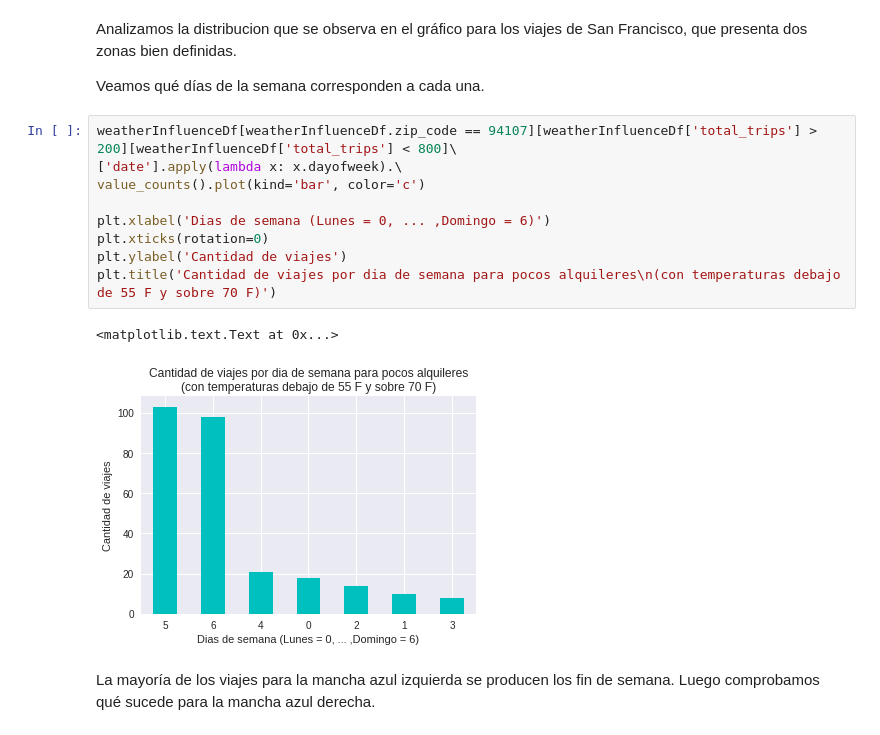
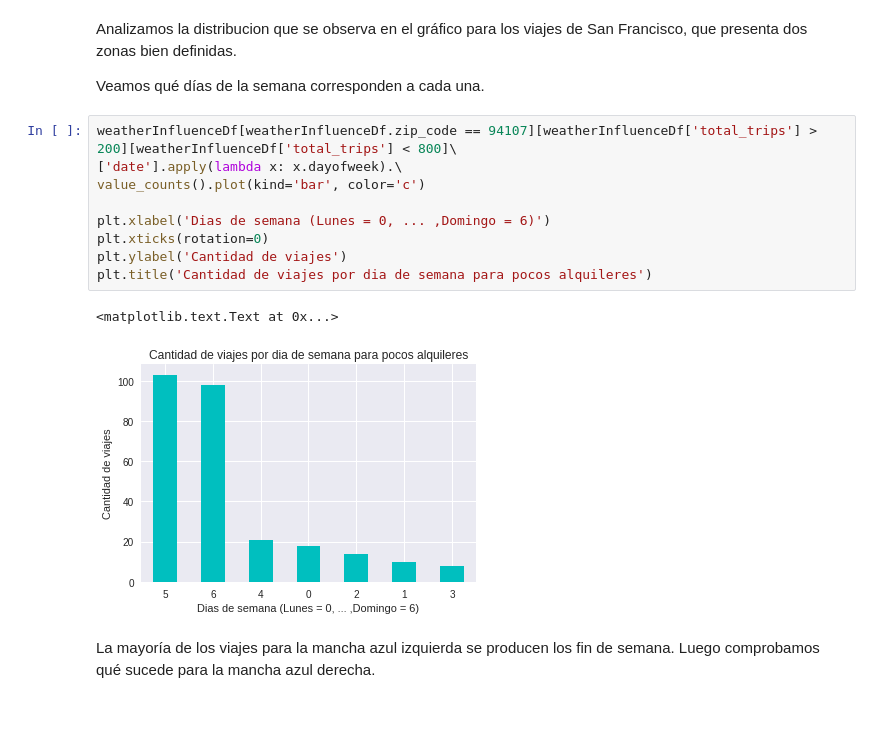
Before and after one commit to mreverter/datos-tp, a Jupyter notebook: TP1-Analisis Exploratorio.ipynb, the cells around one changed output. Drawn from its saved outputs; the diff is of its cells as text.

```diff
--- a/TP1-Analisis Exploratorio.ipynb
+++ b/TP1-Analisis Exploratorio.ipynb
@@ -172,15 +172,15 @@ Veamos qué días de la semana corresponden a cada una.
 # %%
 weatherInfluenceDf[weatherInfluenceDf.zip_code == 94107][weatherInfluenceDf['total_trips'] > 200][weatherInfluenceDf['total_trips'] < 800]\
 ['date'].apply(lambda x: x.dayofweek).\
 value_counts().plot(kind='bar', color='c')
 
 plt.xlabel('Dias de semana (Lunes = 0, ... ,Domingo = 6)')
 plt.xticks(rotation=0)
 plt.ylabel('Cantidad de viajes')
-plt.title('Cantidad de viajes por dia de semana para pocos alquileres\n(con temperaturas debajo de 55 F y sobre 70 F)')
+plt.title('Cantidad de viajes por dia de semana para pocos alquileres')
 # %% [output]
 <matplotlib.text.Text at 0x...>
-[figure, old version]
+[figure, new version]
 # %% [markdown]
 La mayoría de los viajes para la mancha azul izquierda se producen los fin de semana.
 Luego comprobamos qué sucede para la mancha azul derecha.
```
Also changed, not shown: parts of 2 cells of this notebook.
